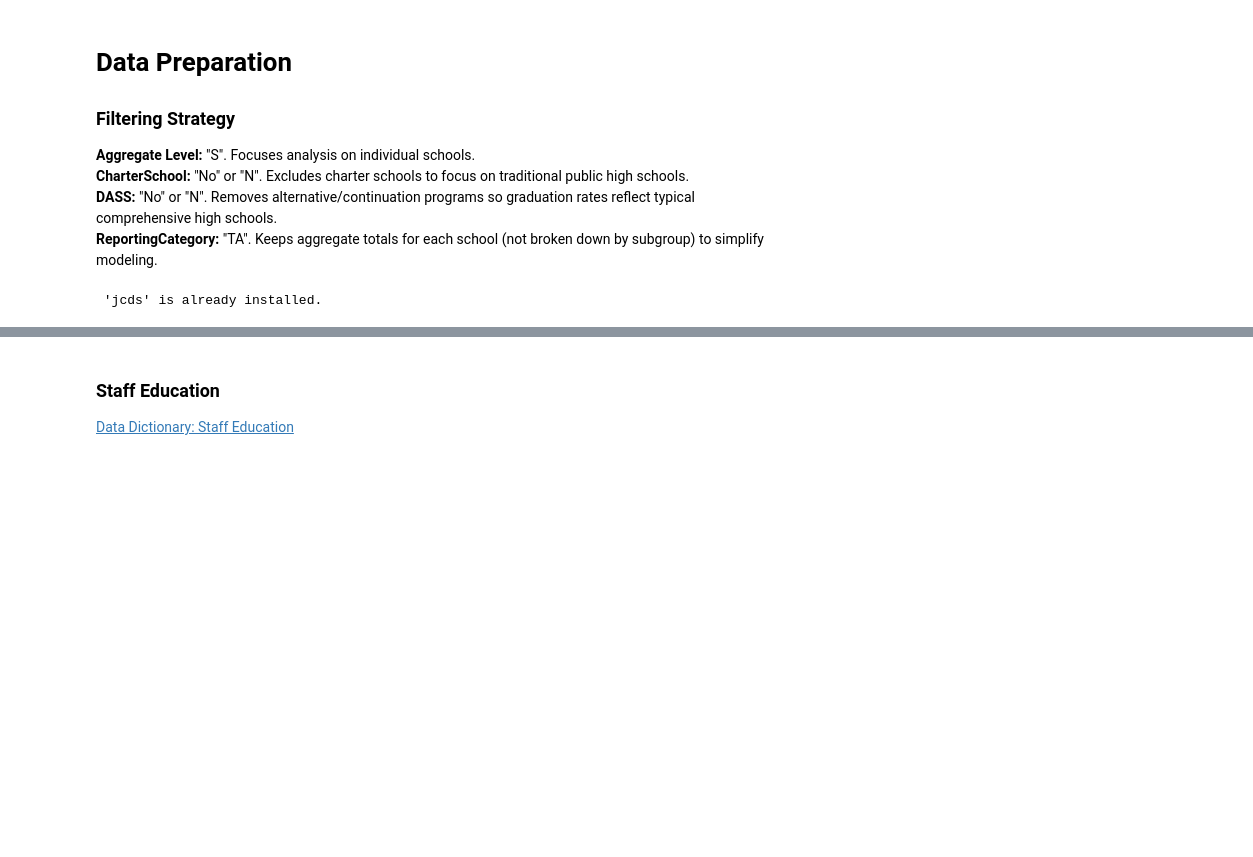
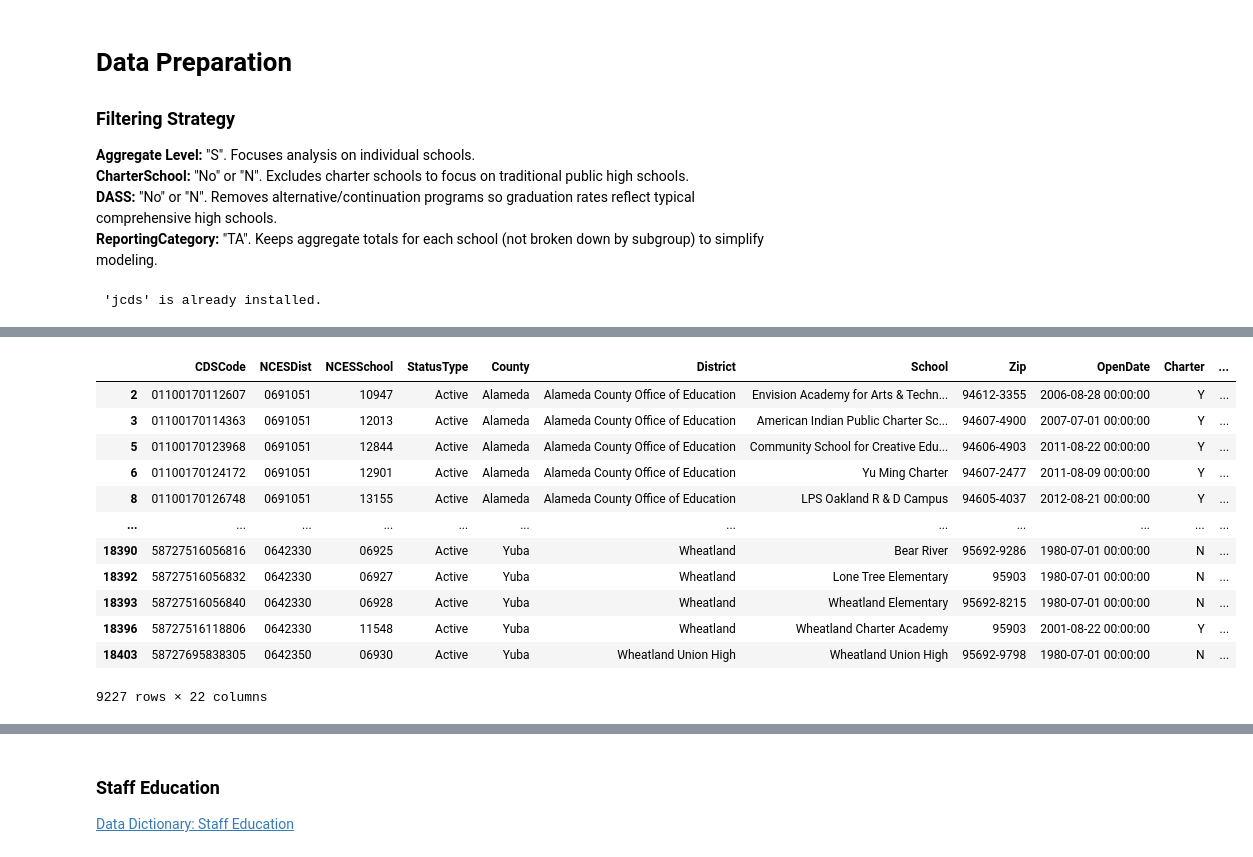
Before and after one commit to junclemente/ads599-capstone_project, a Jupyter notebook: library/01_data_preparation.ipynb, the cells around one changed output, grey strips where cells are left out. Cells and saved outputs as stored; diff of their text form; code cells hidden in the pictures; blank space fills up the shorter version.

```diff
--- a/library/01_data_preparation.ipynb
+++ b/library/01_data_preparation.ipynb
@@ -492,0 +282,4 @@ df_combined.shape
+# %%
+df_schooldata = pd.read_pickle(raw_pickle / "raw_school_data.pkl")
+
+df_schooldata.columns.to_list()
@@ -492,0 +304,65 @@ df_combined.shape
+# %%
+cols_schooldata = [
+    "CDSCode",
+    "NCESDist",
+    "NCESSchool",
+    "StatusType",
+    "County",
+    "District",
+    "School",
+    # "Street",
+    # "StreetAbr",
+    # "City",
+    "Zip",
+    # "State",
+    # "MailStreet",
+    # "MailStrAbr",
+    # "MailCity",
+    # "MailZip",
+    # "MailState",
+    # "Phone",
+    # "Ext",
+    # "FaxNumber",
+    # "WebSite",
+    "OpenDate",
+    # "ClosedDate",
+    "Charter",
+    # "CharterNum",
+    # "FundingType",
+    # "DOC",
+    "DOCType",
+    # "SOC",
+    "SOCType",
+    "EdOpsCode",
+    # "EdOpsName",
+    "EILCode",
+    # "EILName",
+    # "GSoffered",
+    "GSserved",
+    "Virtual",
+    "Magnet",
+    "YearRoundYN",
+    "FederalDFCDistrictID",
+    "Latitude",
+    "Longitude",
+    # "AdmFName",
+    # "AdmLName",
+    # "LastUpDate",
+    "Multilingual",
+]
+
+df_schooldata[cols_schooldata]
+# %% [output]
+|  | CDSCode | NCESDist | NCESSchool | StatusType | County | District | School | Zip | OpenDate | Charter | ... |
+| 2 | 01100170112607 | 0691051 | 10947 | Active | Alameda | Alameda County Office of Education | Envision Academy for Arts & Techn... | 94612-3355 | 2006-08-28 00:00:00 | Y | ... |
+| 3 | 01100170114363 | 0691051 | 12013 | Active | Alameda | Alameda County Office of Education | American Indian Public Charter Sc... | 94607-4900 | 2007-07-01 00:00:00 | Y | ... |
+| 5 | 01100170123968 | 0691051 | 12844 | Active | Alameda | Alameda County Office of Education | Community School for Creative Edu... | 94606-4903 | 2011-08-22 00:00:00 | Y | ... |
+| 6 | 01100170124172 | 0691051 | 12901 | Active | Alameda | Alameda County Office of Education | Yu Ming Charter | 94607-2477 | 2011-08-09 00:00:00 | Y | ... |
+| 8 | 01100170126748 | 0691051 | 13155 | Active | Alameda | Alameda County Office of Education | LPS Oakland R & D Campus | 94605-4037 | 2012-08-21 00:00:00 | Y | ... |
+| ... | ... | ... | ... | ... | ... | ... | ... | ... | ... | ... | ... |
+| 18390 | 58727516056816 | 0642330 | 06925 | Active | Yuba | Wheatland | Bear River | 95692-9286 | 1980-07-01 00:00:00 | N | ... |
+| 18392 | 58727516056832 | 0642330 | 06927 | Active | Yuba | Wheatland | Lone Tree Elementary | 95903 | 1980-07-01 00:00:00 | N | ... |
+| 18393 | 58727516056840 | 0642330 | 06928 | Active | Yuba | Wheatland | Wheatland Elementary | 95692-8215 | 1980-07-01 00:00:00 | N | ... |
+| 18396 | 58727516118806 | 0642330 | 11548 | Active | Yuba | Wheatland | Wheatland Charter Academy | 95903 | 2001-08-22 00:00:00 | Y | ... |
+| 18403 | 58727695838305 | 0642350 | 06930 | Active | Yuba | Wheatland Union High | Wheatland Union High | 95692-9798 | 1980-07-01 00:00:00 | N | ... |
+9227 rows × 22 columns
```
Also changed, not shown: parts of 99 cells of this notebook, 6 other files.
